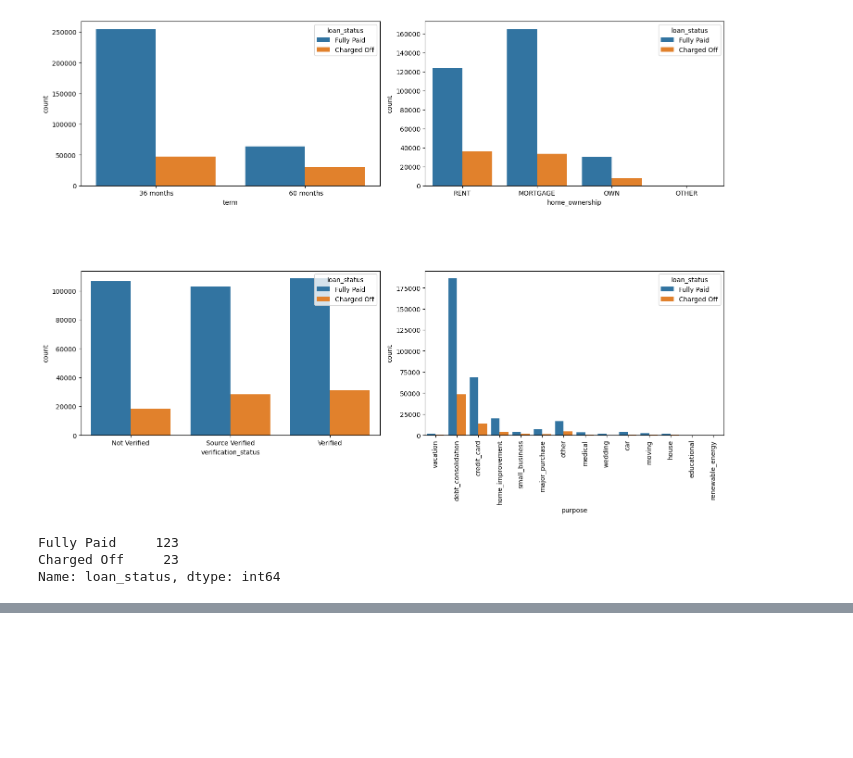
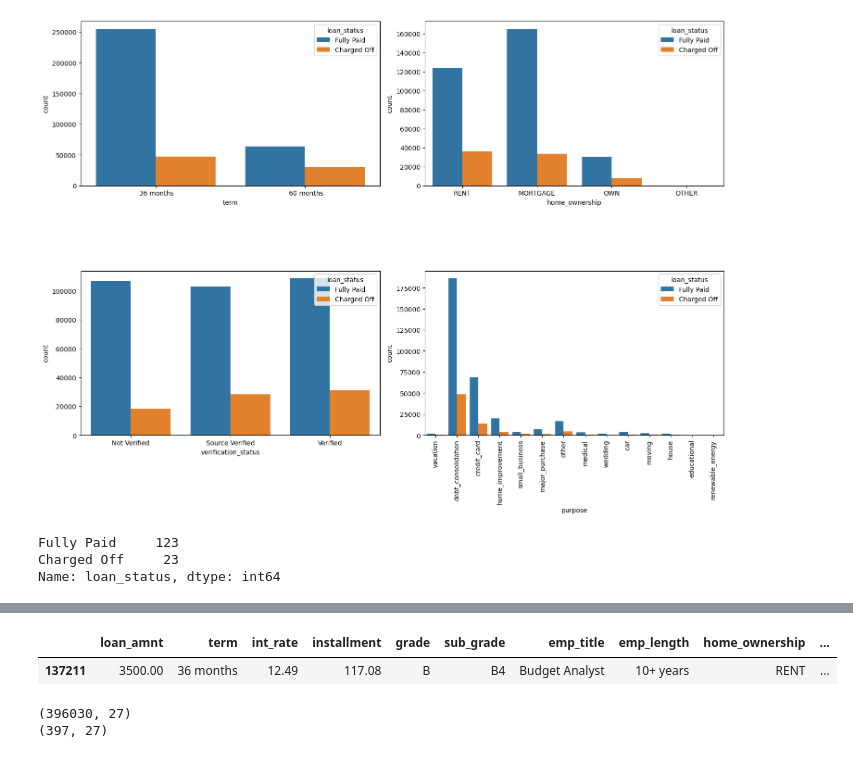
Before and after one commit to harsh0520/preprocess_lending_lending_club_data, a Jupyter notebook: concat_data.ipynb, the cells around one changed output, grey strips where cells are left out. Drawn from its saved outputs; the diff is of its cells as text; code cells hidden in the pictures; blank space fills up the shorter version.

```diff
--- a/concat_data.ipynb
+++ b/concat_data.ipynb
@@ -271,0 +488,11 @@ int_rate + annual_inc
+# %%
+data[data.revol_util > 200]
+# %% [output]
+|  | loan_amnt | term | int_rate | installment | grade | sub_grade | emp_title | emp_length | home_ownership | ... |
+| 137211 | 3500.00 | 36 months | 12.49 | 117.08 | B | B4 | Budget Analyst | 10+ years | RENT | ... |
+# %%
+print(data.shape)
+print(data[data.revol_bal > 250000].shape)
+# %% [output]
+(396030, 27)
+(397, 27)
```
Also changed, not shown: parts of 41 cells of this notebook.
